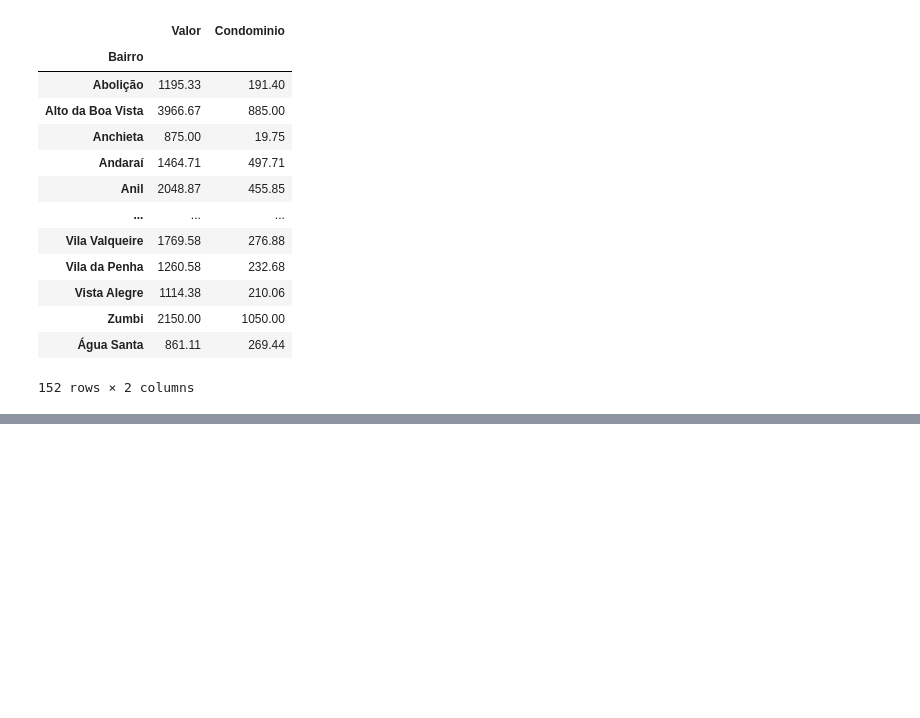
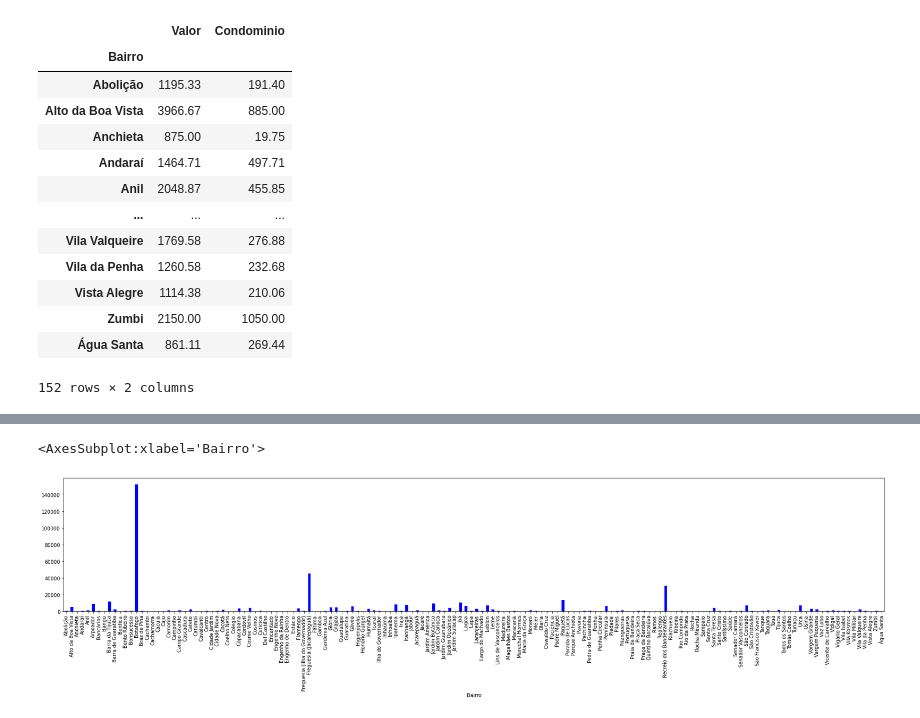
Before and after one commit to fjcintra/pandas-course, a Jupyter notebook: estatisticas-descritivas.ipynb, the cells around one changed output, grey strips where cells are left out. Saved outputs shown, nothing was run; the diff lists cells and outputs as text; code cells hidden in the pictures; blank space fills up the shorter version.

```diff
--- a/estatisticas-descritivas.ipynb
+++ b/estatisticas-descritivas.ipynb
@@ -57,0 +94,8 @@ grupo_bairros['Valor', 'Condominio'].mean().round(2)
+# %%
+import matplotlib.pyplot as plt
+plt.rc('figure', figsize = (30,5))
+# %%
+grupo_bairros['Valor'].std().plot.bar(color = 'blue')
+# %% [output]
+<AxesSubplot:xlabel='Bairro'>
+[figure, added]
```
Also changed, not shown: parts of 4 cells of this notebook.
